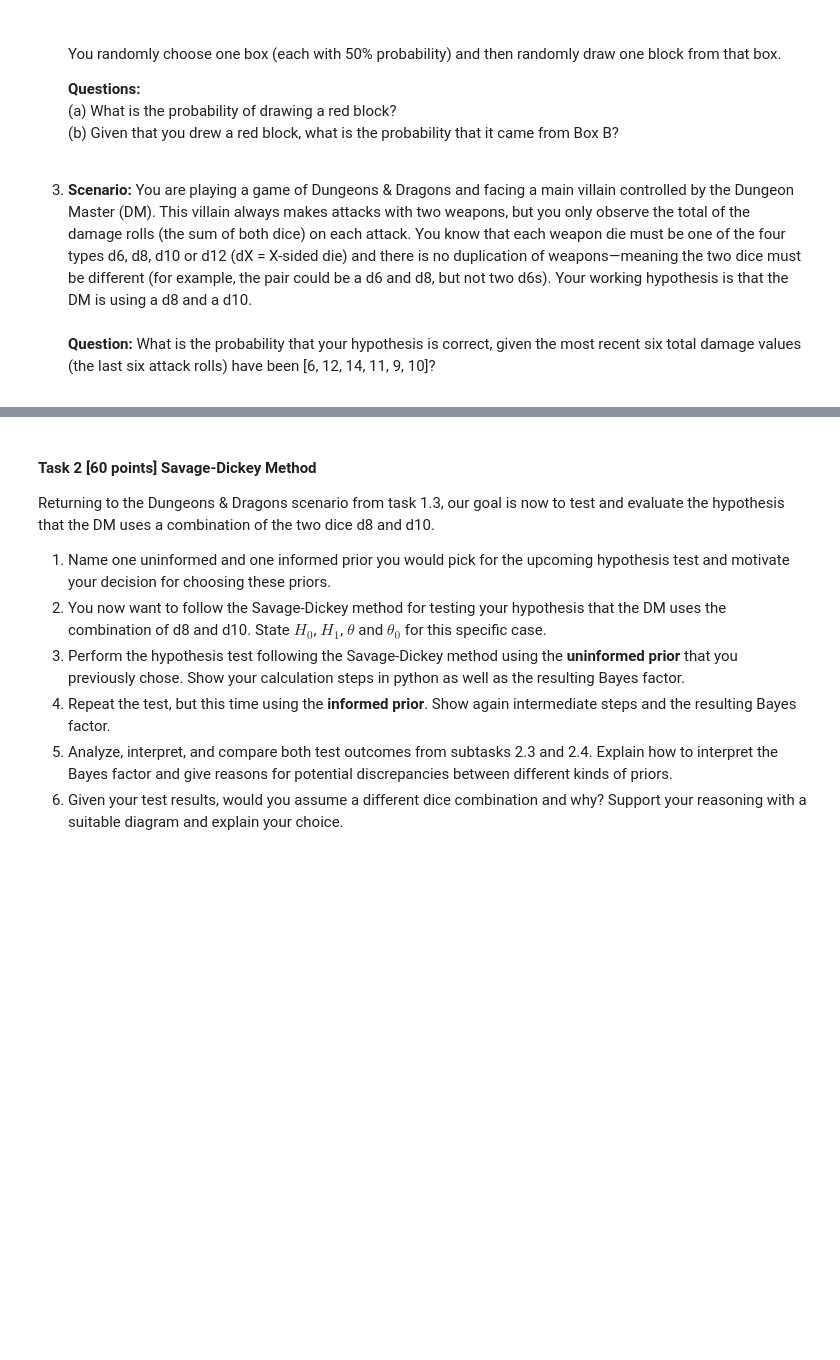
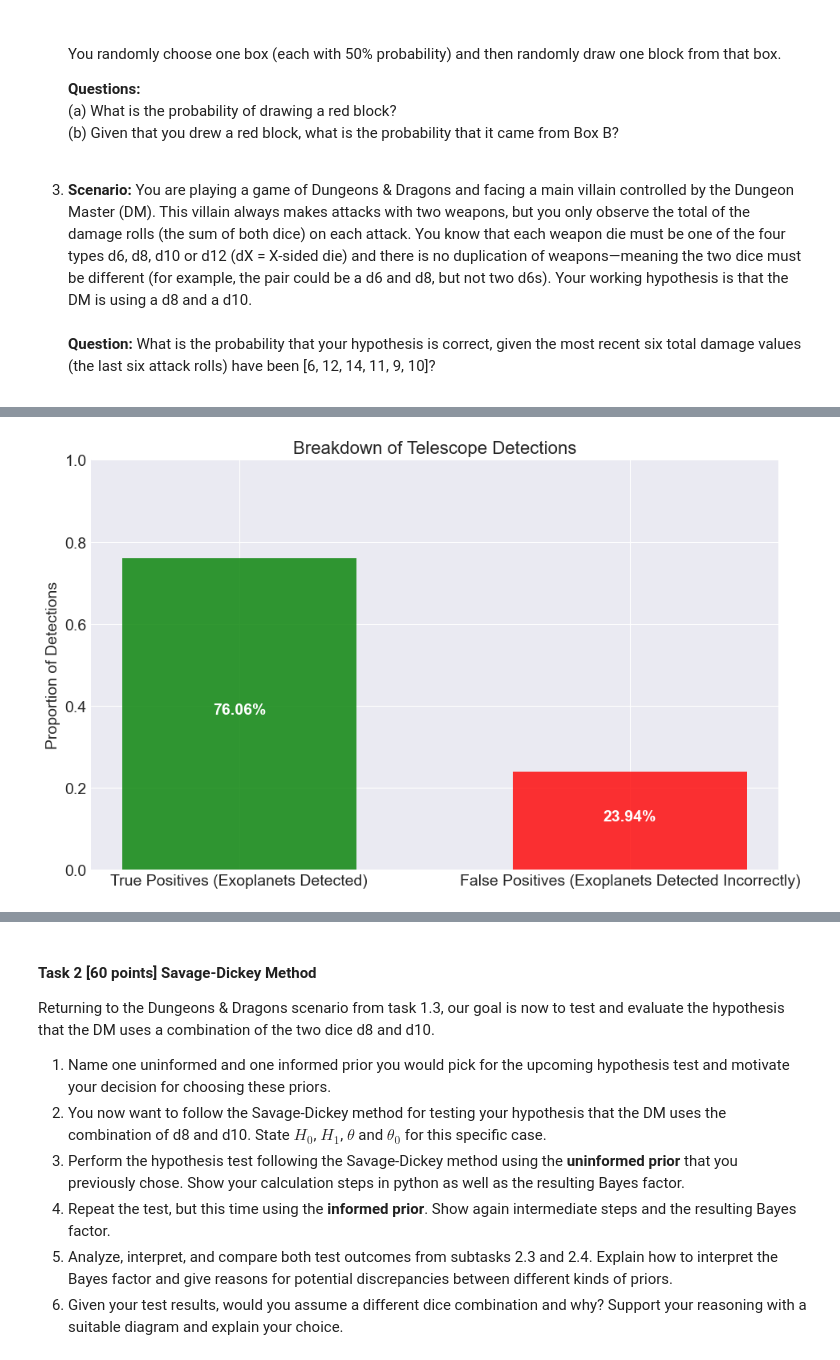
Before and after one commit to mpn1008/RM_assignments, a Jupyter notebook: RM_A06_Group_B/RM_A06_Group_B.ipynb, the cells around one changed output, grey strips where cells are left out. Cells and saved outputs as stored; diff of their text form; code cells hidden in the pictures; blank space fills up the shorter version.

```diff
--- a/RM_A06_Group_B/RM_A06_Group_B.ipynb
+++ b/RM_A06_Group_B/RM_A06_Group_B.ipynb
@@ -61,0 +144,36 @@ Please answer each of the following three questions with step-by-step calculatio
+# %%
+total_stars = 1000  # Total number of stars for visualization
+p_H = 0.15  # Probability a star has an exoplanet (prior)
+p_D_given_H = 0.90  # Probability of detection given exoplanet (true positive rate)
+p_D_given_not_H = 0.05  # Probability of detection given no exoplanet (false positive rate)
+
+# Calculations
+stars_with_exoplanets = total_stars * p_H
+stars_without_exoplanets = total_stars - stars_with_exoplanets
+
+true_positives = stars_with_exoplanets * p_D_given_H  # Detected exoplanets (true positives)
+false_positives = stars_without_exoplanets * p_D_given_not_H  # False detections (false positives)
+
+# Total detections
+total_detections = true_positives + false_positives
+
+# Proportions for visualization
+true_positive_rate = true_positives / total_detections
+false_positive_rate = false_positives / total_detections
+
+# Plotting
+fig, ax = plt.subplots(figsize=(10, 6))
+categories = ['True Positives (Exoplanets Detected)', 'False Positives (Exoplanets Detected Incorrectly)']
+values = [true_positive_rate, false_positive_rate]
+
+ax.bar(categories, values, width=0.6, color=['green', 'red'], alpha=0.8)
+ax.set_title('Breakdown of Telescope Detections')
+ax.set_ylabel('Proportion of Detections')
+ax.set_ylim(0, 1)
+ax.text(0, true_positive_rate / 2, f'{true_positive_rate:.2%}', ha='center', color='white', weight='bold')
+ax.text(1, false_positive_rate / 2, f'{false_positive_rate:.2%}', ha='center', color='white', weight='bold')
+
+plt.tight_layout()
+plt.show()
+# %% [output]
+[figure, added]
```
Also changed, not shown: parts of 22 cells of this notebook.
